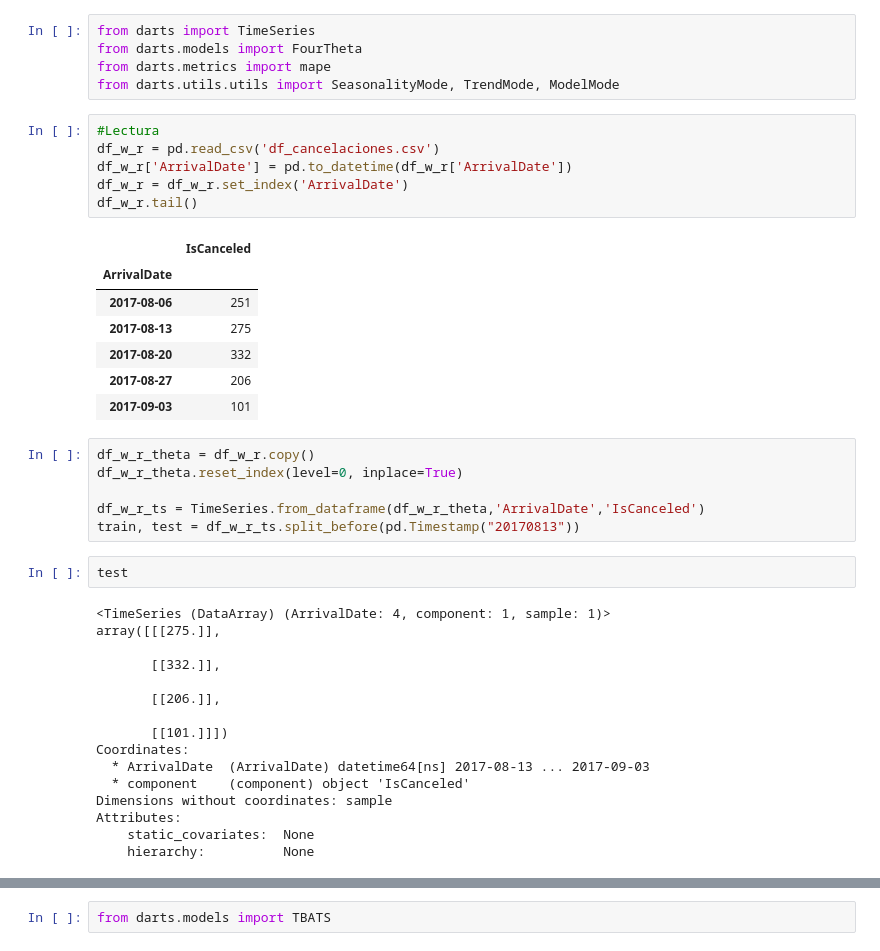
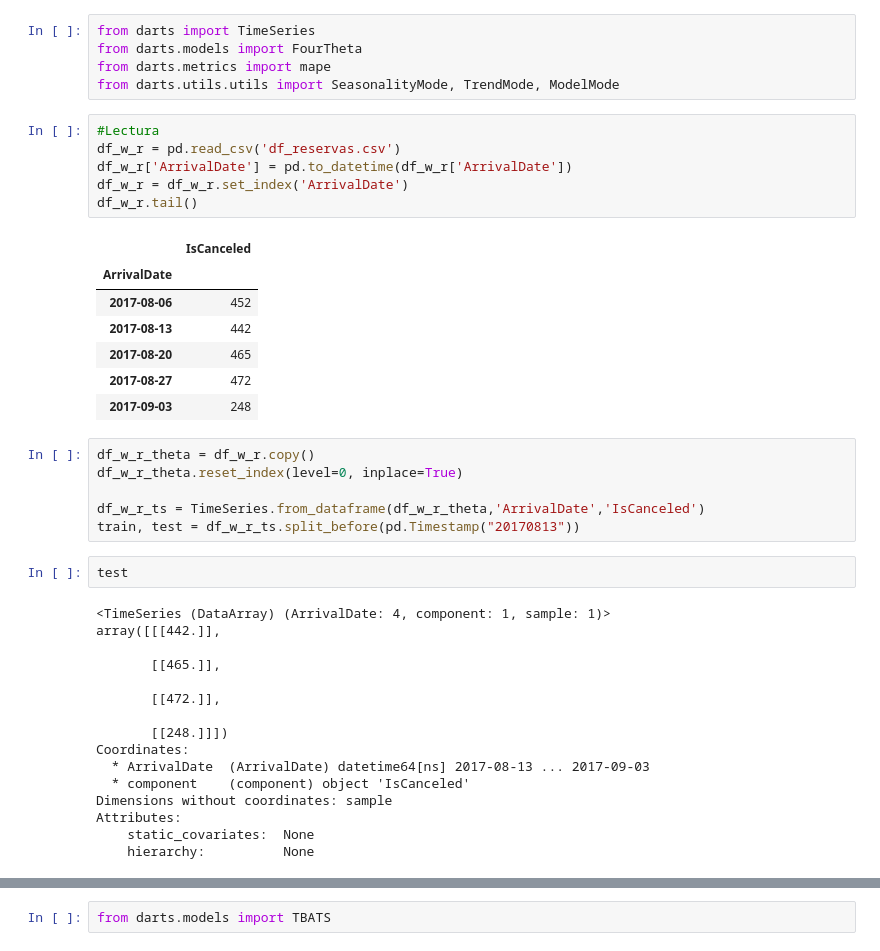
Before and after one commit to jgilaberts/Prueba-Github, a Jupyter notebook: Analisis Predictivo/Proyecto Final/Theta_4Theta_Javier_Gilabert.ipynb, the cells around one changed output, grey strips where cells are left out. Drawn from its saved outputs; the diff is of its cells as text.

```diff
--- a/Analisis Predictivo/Proyecto Final/Theta_4Theta_Javier_Gilabert.ipynb
+++ b/Analisis Predictivo/Proyecto Final/Theta_4Theta_Javier_Gilabert.ipynb
@@ -23,18 +23,18 @@ from darts.metrics import mape
 from darts.utils.utils import SeasonalityMode, TrendMode, ModelMode
 # %%
 #Lectura
-df_w_r = pd.read_csv('df_cancelaciones.csv')
+df_w_r = pd.read_csv('df_reservas.csv')
 df_w_r['ArrivalDate'] = pd.to_datetime(df_w_r['ArrivalDate'])
 df_w_r = df_w_r.set_index('ArrivalDate')
 df_w_r.tail()
 # %% [output]
 |  | IsCanceled |
 | ArrivalDate |  |
-| 2017-08-06 | 251 |
-| 2017-08-13 | 275 |
-| 2017-08-20 | 332 |
-| 2017-08-27 | 206 |
-| 2017-09-03 | 101 |
+| 2017-08-06 | 452 |
+| 2017-08-13 | 442 |
+| 2017-08-20 | 465 |
+| 2017-08-27 | 472 |
+| 2017-09-03 | 248 |
 # %%
 df_w_r_theta = df_w_r.copy()
 df_w_r_theta.reset_index(level=0, inplace=True)
@@ -45,13 +45,13 @@ train, test = df_w_r_ts.split_before(pd.Timestamp("20170813"))
 test
 # %% [output]
 <TimeSeries (DataArray) (ArrivalDate: 4, component: 1, sample: 1)>
-array([[[275.]],
+array([[[442.]],
 
-       [[332.]],
+       [[465.]],
 
-       [[206.]],
+       [[472.]],
 
-       [[101.]]])
+       [[248.]]])
 Coordinates:
   * ArrivalDate  (ArrivalDate) datetime64[ns] 2017-08-13 ... 2017-09-03
   * component    (component) object 'IsCanceled'
```
Also changed, not shown: parts of 9 cells of this notebook.
